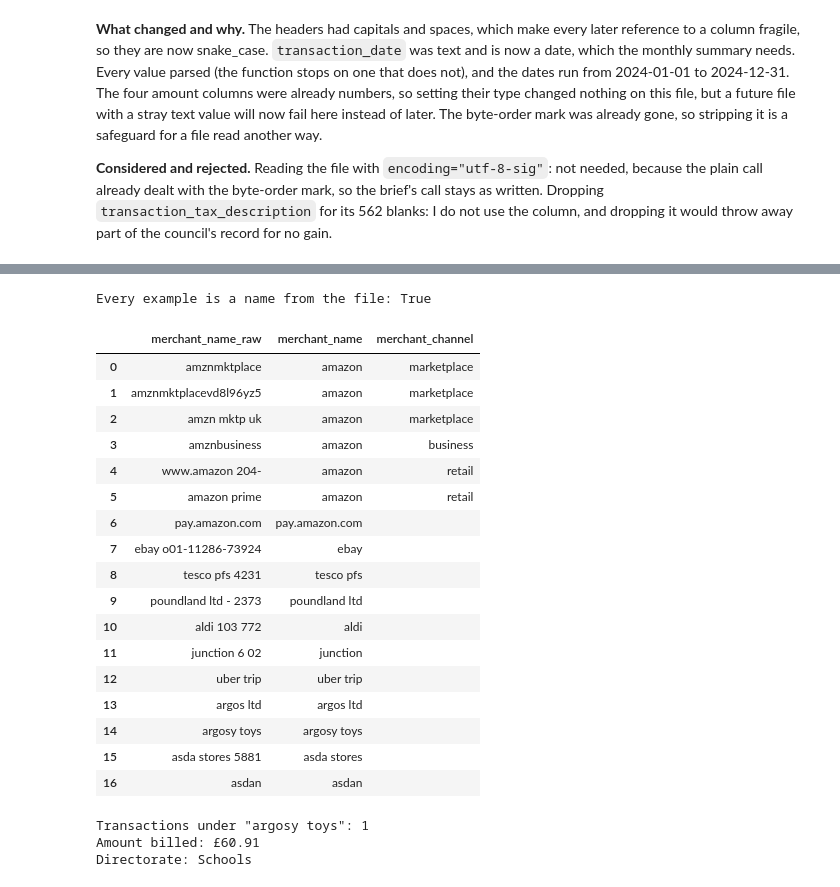
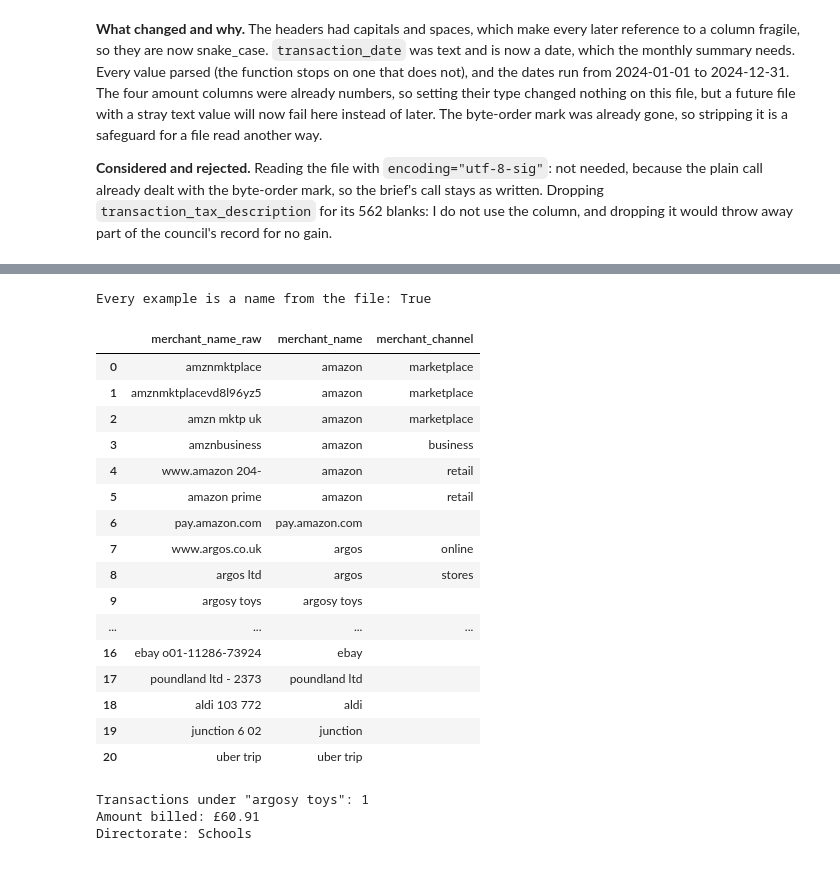
Before and after one commit to PaddyGilliland1/ai-programming-foundations-project, a Jupyter notebook: data_workflow.ipynb, the cells around one changed output, grey strips where cells are left out. Cells and saved outputs as stored; diff of their text form; code cells hidden in the pictures.

```diff
--- a/data_workflow.ipynb
+++ b/data_workflow.ipynb
@@ -265,48 +304,51 @@ examples = pd.DataFrame(
             "amznbusiness",
             "www.amazon 204-",
             "amazon prime",
             "pay.amazon.com",
+            "www.argos.co.uk",
+            "argos ltd",
+            "argosy toys",
+            "asda groceries online",
+            "asda stores 5881",
+            "asdan",
+            "mfg waterlinks",
+            "tesco pfs 4231",
+            "tesco gift card",
             "ebay o01-11286-73924",
-            "tesco pfs 4231",
             "poundland ltd - 2373",
             "aldi 103 772",
             "junction 6 02",
             "uber   trip",
-            "argos ltd",
-            "argosy toys",
-            "asda stores 5881",
-            "asdan",
         ]
     }
 )
 print(
     "Every example is a name from the file:",
     examples["merchant_name"].isin(names).all(),
 )
 checked = normalise_merchant_names(
     examples, MERCHANT_RULES, channels=MERCHANT_CHANNELS
 )
 checked[["merchant_name_raw", "merchant_name", "merchant_channel"]]
 # %% [output]
 Every example is a name from the file: True
 |  | merchant_name_raw | merchant_name | merchant_channel |
 | 0 | amznmktplace | amazon | marketplace |
 | 1 | amznmktplacevd8l96yz5 | amazon | marketplace |
 | 2 | amzn mktp uk | amazon | marketplace |
 | 3 | amznbusiness | amazon | business |
 | 4 | www.amazon 204- | amazon | retail |
 | 5 | amazon prime | amazon | retail |
 | 6 | pay.amazon.com | pay.amazon.com |  |
-| 7 | ebay o01-11286-73924 | ebay |  |
-| 8 | tesco pfs 4231 | tesco pfs |  |
-| 9 | poundland ltd - 2373 | poundland ltd |  |
-| 10 | aldi 103 772 | aldi |  |
-| 11 | junction 6 02 | junction |  |
-| 12 | uber trip | uber trip |  |
-| 13 | argos ltd | argos ltd |  |
-| 14 | argosy toys | argosy toys |  |
-| 15 | asda stores 5881 | asda stores |  |
-| 16 | asdan | asdan |  |
+| 7 | www.argos.co.uk | argos | online |
+| 8 | argos ltd | argos | stores |
+| 9 | argosy toys | argosy toys |  |
+| ... | ... | ... | ... |
+| 16 | ebay o01-11286-73924 | ebay |  |
+| 17 | poundland ltd - 2373 | poundland ltd |  |
+| 18 | aldi 103 772 | aldi |  |
+| 19 | junction 6 02 | junction |  |
+| 20 | uber trip | uber trip |  |
 # %%
 # "argosy toys" caught my eye, so I looked at its rows before keeping it
 # apart from Argos.
```
Also changed, not shown: parts of 12 cells of this notebook, 1 other file.
